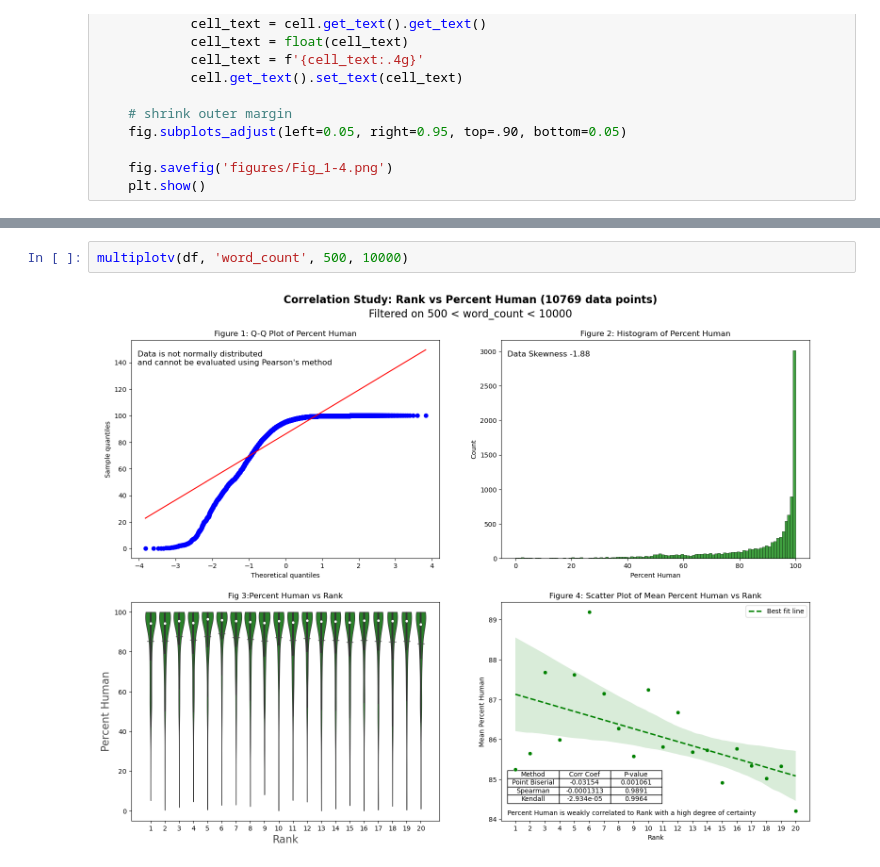
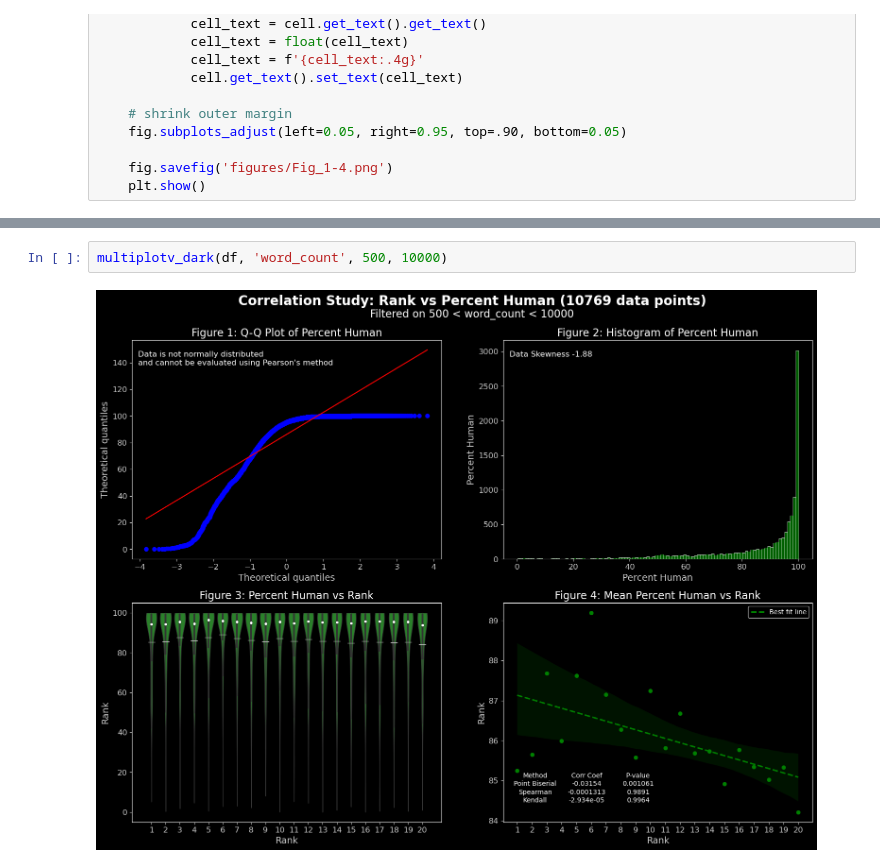
Before and after one commit to Magmafish/SerpGS, a Jupyter notebook: int_word_count.ipynb, the cells around one changed output, grey strips where cells are left out. Cells and saved outputs as stored; diff of their text form.

```diff
--- a/int_word_count.ipynb
+++ b/int_word_count.ipynb
@@ -157,4 +288,4 @@ multiplotv(df, 'word_count', 3000)
 # %%
-multiplotv(df, 'word_count', 500, 10000)
+multiplotv_dark(df, 'word_count', 500, 10000)
 # %% [output]
-[figure, old version]
+[figure, new version]
```
Also changed, not shown: parts of 7 cells of this notebook, 2 other files.
